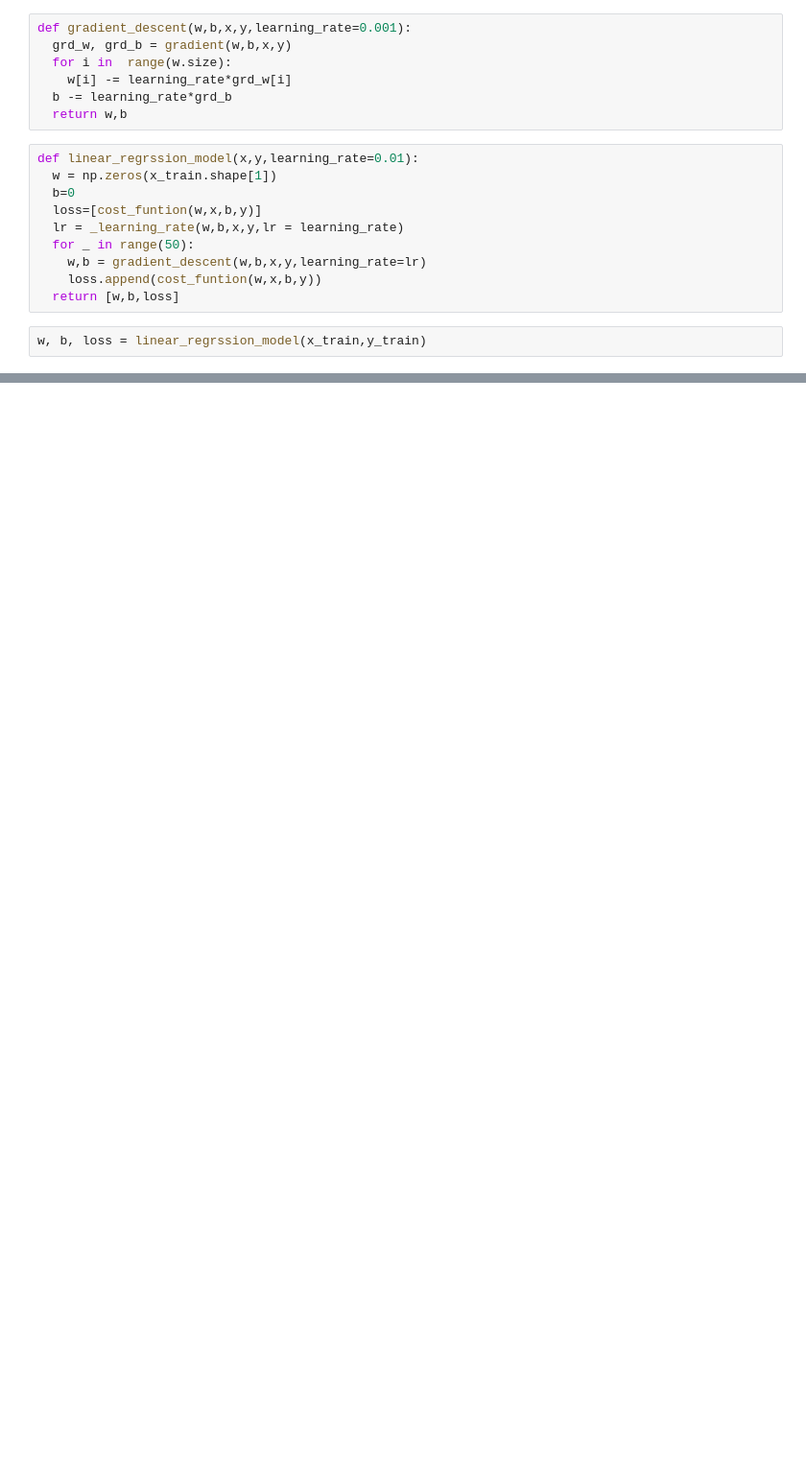
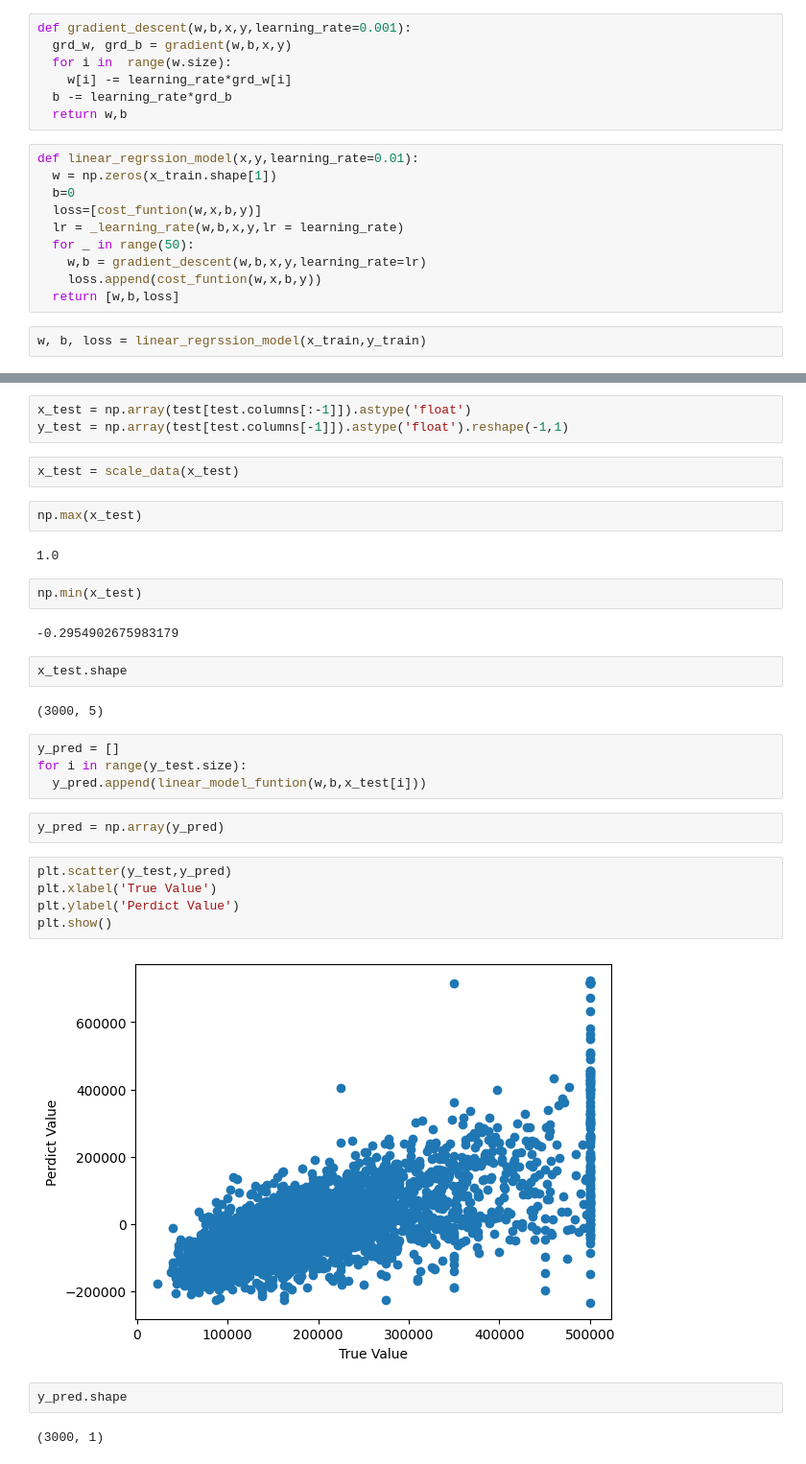
Before and after one commit to Nik211885/HeLlO_HtmL5, a Jupyter notebook: linear_regrssion_model.ipynb, the cells around one changed output, grey strips where cells are left out. Shown at 96% size. Cells and saved outputs as stored; diff of their text form; blank space fills up the shorter version.

```diff
--- a/linear_regrssion_model.ipynb
+++ b/linear_regrssion_model.ipynb
@@ -130,0 +234,34 @@ print(b)
+# %%
+x_test = np.array(test[test.columns[:-1]]).astype('float')
+y_test = np.array(test[test.columns[-1]]).astype('float').reshape(-1,1)
+# %%
+x_test = scale_data(x_test)
+# %%
+np.max(x_test)
+# %% [output]
+1.0
+# %%
+np.min(x_test)
+# %% [output]
+-0.2954902675983179
+# %%
+x_test.shape
+# %% [output]
+(3000, 5)
+# %%
+y_pred = []
+for i in range(y_test.size):
+  y_pred.append(linear_model_funtion(w,b,x_test[i]))
+# %%
+y_pred = np.array(y_pred)
+# %%
+plt.scatter(y_test,y_pred)
+plt.xlabel('True Value')
+plt.ylabel('Perdict Value')
+plt.show()
+# %% [output]
+[figure, added]
+# %%
+y_pred.shape
+# %% [output]
+(3000, 1)
```
Also changed, not shown: parts of 25 cells of this notebook.
